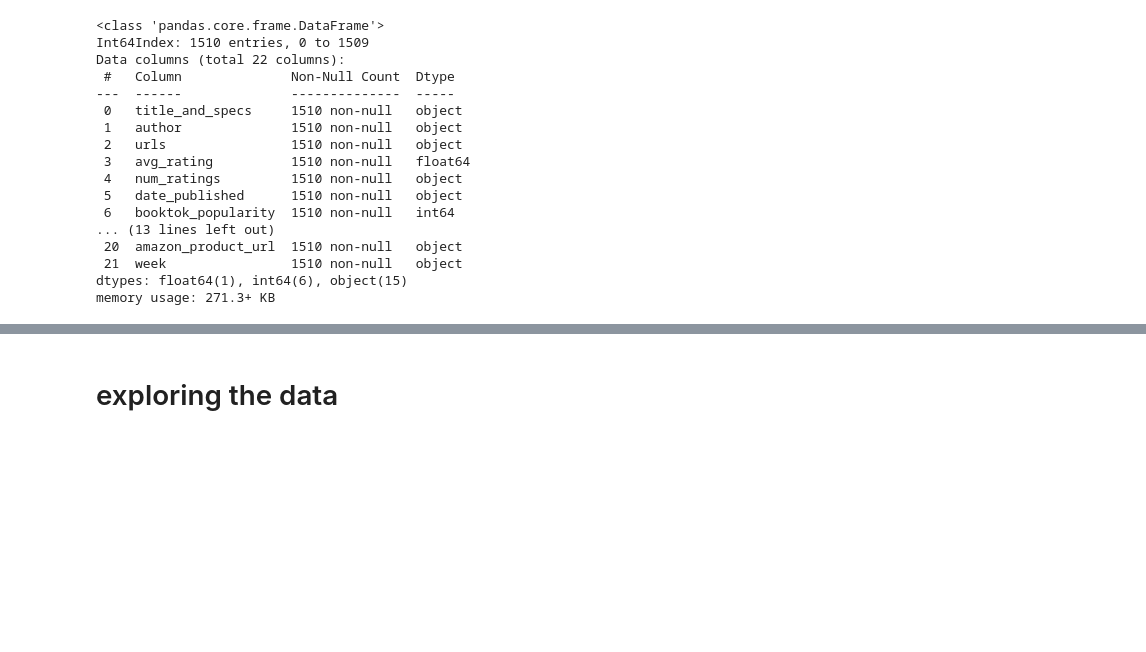
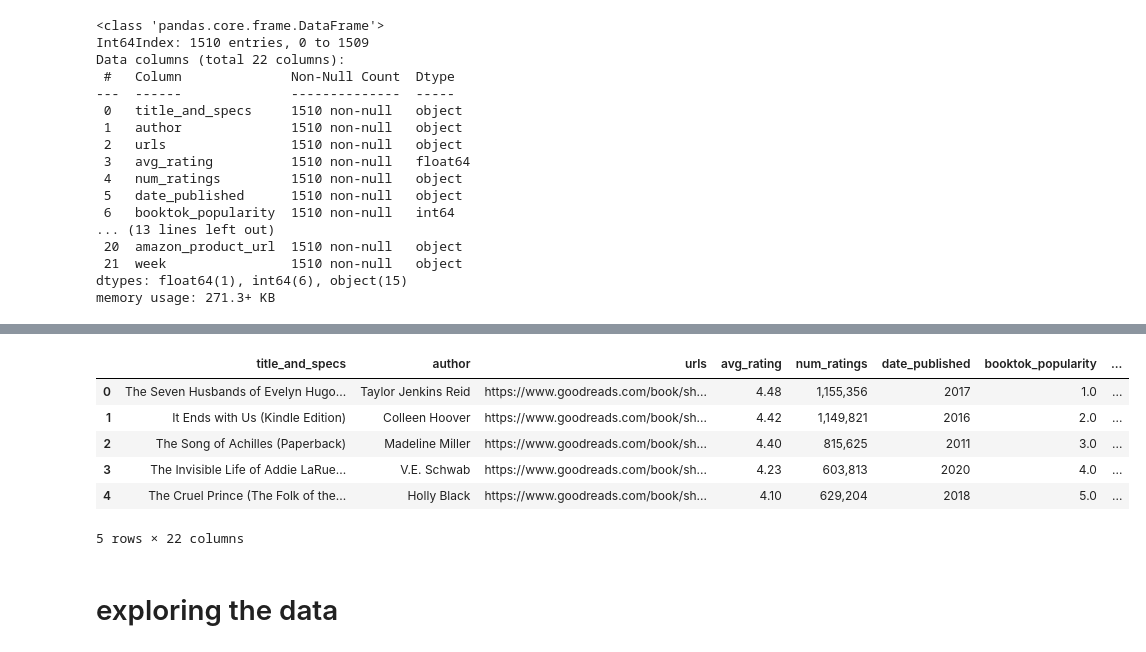
Before and after one commit to abigailasper/booktok-bestsellers, a Jupyter notebook: notebooks/nyt_goodreads_analysis.ipynb, the cells around one changed output, grey strips where cells are left out. Cells and saved outputs as stored; diff of their text form; code cells hidden in the pictures; blank space fills up the shorter version.

```diff
--- a/notebooks/nyt_goodreads_analysis.ipynb
+++ b/notebooks/nyt_goodreads_analysis.ipynb
@@ -9,8 +9,8 @@ import matplotlib.pyplot as plt
 #read in goodreads booktok csv
 booktok_df = pd.read_csv('../data/booktok_books_final.csv')
 # %%
-#read in nyt bestsellers csv
-bestsellers_df = pd.read_csv('../data/top_15_bestsellers_since_dec_2011.csv')
+#read in nyt fiction bestsellers csv
+bestsellers_df = pd.read_csv('../data/top_15_fiction_bestsellers_since_dec_2011.csv')
 # %%
 booktok_df.head(10)
 # %% [output]
@@ -391,3 +394,14 @@ memory usage: 271.3+ KB
+# %%
+full_join_recent = pd.merge(booktok_df, bestsellers_recent_df, on=['title', 'author'], how='outer')
+full_join_recent.head()
+# %% [output]
+|  | title_and_specs | author | urls | avg_rating | num_ratings | date_published | booktok_popularity | ... |
+| 0 | The Seven Husbands of Evelyn Hugo... | Taylor Jenkins Reid | https://www.goodreads.com/book/sh... | 4.48 | 1,155,356 | 2017 | 1.0 | ... |
+| 1 | It Ends with Us (Kindle Edition) | Colleen Hoover | https://www.goodreads.com/book/sh... | 4.42 | 1,149,821 | 2016 | 2.0 | ... |
+| 2 | The Song of Achilles (Paperback) | Madeline Miller | https://www.goodreads.com/book/sh... | 4.40 | 815,625 | 2011 | 3.0 | ... |
+| 3 | The Invisible Life of Addie LaRue... | V.E. Schwab | https://www.goodreads.com/book/sh... | 4.23 | 603,813 | 2020 | 4.0 | ... |
+| 4 | The Cruel Prince (The Folk of the... | Holly Black | https://www.goodreads.com/book/sh... | 4.10 | 629,204 | 2018 | 5.0 | ... |
+5 rows × 22 columns
 # %% [markdown]
 # exploring the data
 # %%
```
Also changed, not shown: parts of 2 cells of this notebook, 2 other files.
